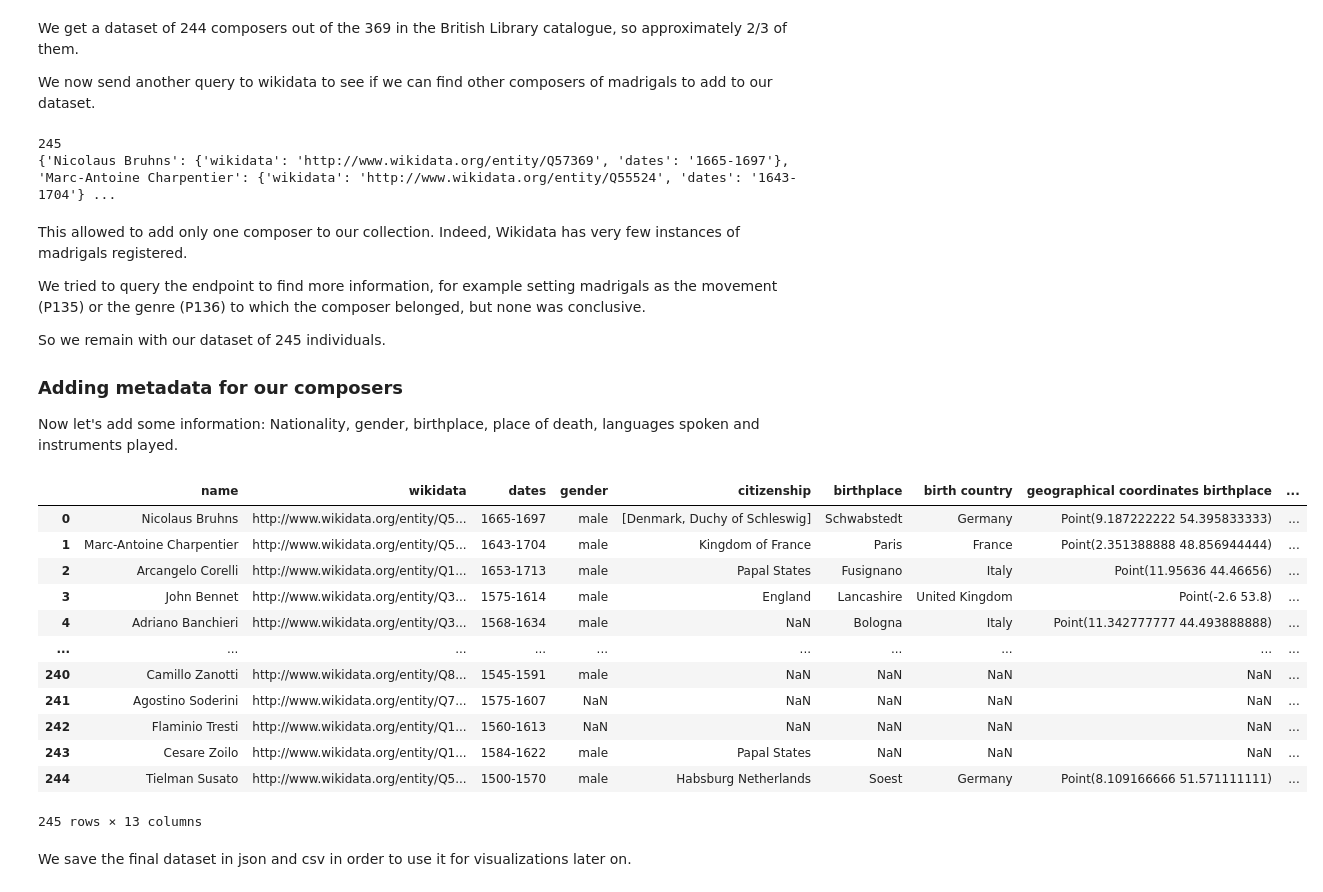
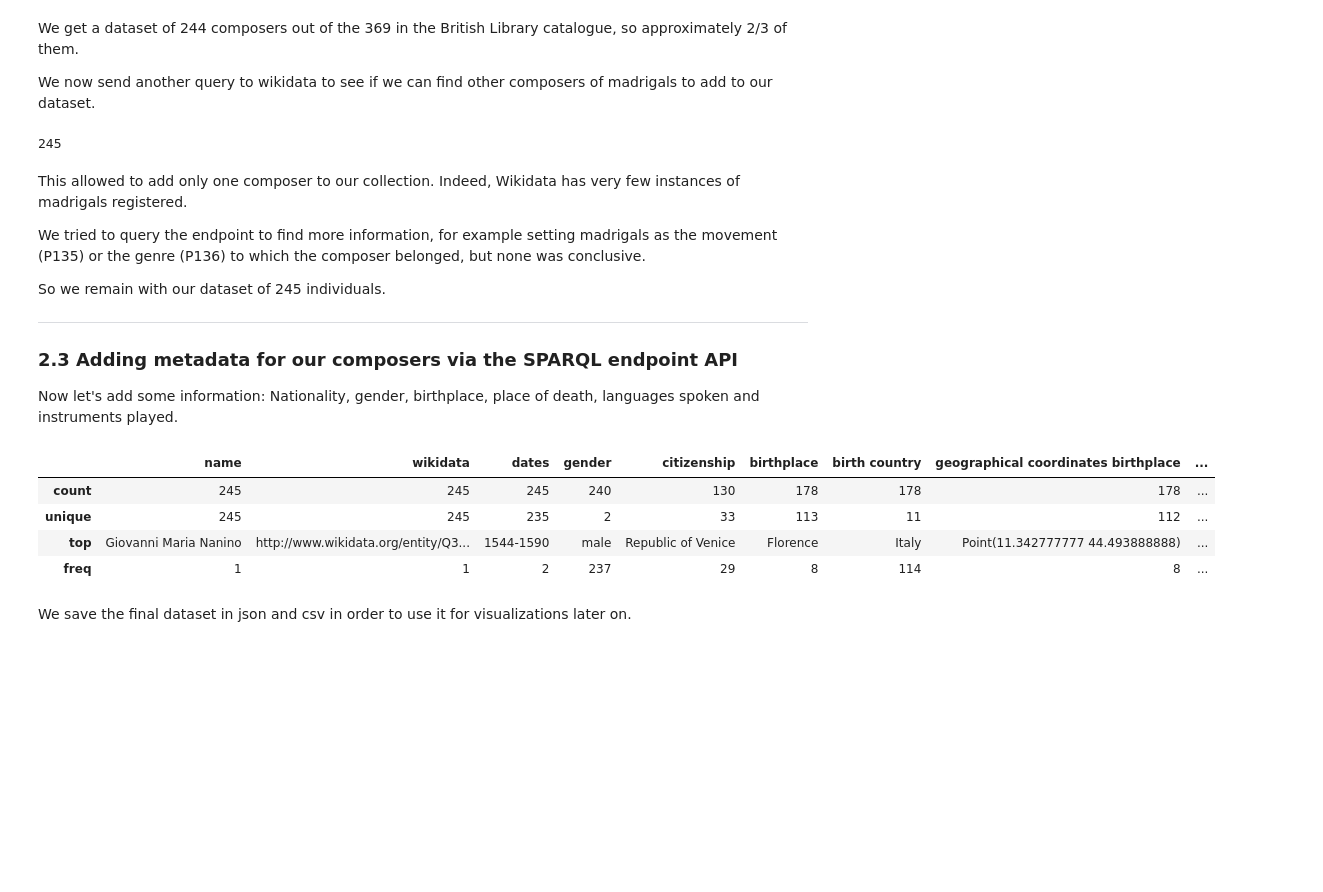
Before and after one commit to Madrigalis/Madrigalis.github.io, a Jupyter notebook: Madrigals.ipynb, the cells around one changed output. Drawn from its saved outputs; the diff is of its cells as text; code cells hidden in the pictures; blank space fills up the shorter version.

```diff
--- a/Madrigals.ipynb
+++ b/Madrigals.ipynb
@@ -223,20 +289,19 @@ for result in results["results"]["bindings"]:
                                                               "dates":birthdate[0]+"-"+deathdate[0]}
 
 
-#printing the length of the dictionary and the dictionary itself
+#printing the length of the dictionary
 print(len(dict_composers_wd))
-print(dict_composers_wd)
 # %% [output]
 245
-{'Nicolaus Bruhns': {'wikidata': 'http://www.wikidata.org/entity/Q57369', 'dates': '1665-1697'}, 'Marc-Antoine Charpentier': {'wikidata': 'http://www.wikidata.org/entity/Q55524', 'dates': '1643-1704'} ...
 # %% [markdown]
 This allowed to add only one composer to our collection. Indeed, Wikidata has very few instances of madrigals registered.
 
 We tried to query the endpoint to find more information, for example setting madrigals as the movement (P135) or the genre (P136) to which the composer belonged, but none was conclusive.
 
 So we remain with our dataset of 245 individuals.
+<hr>
 
-### Adding metadata for our composers
+### 2.3 Adding metadata for our composers via the SPARQL endpoint API
 Now let's add some information: Nationality, gender, birthplace, place of death, languages spoken and instruments played.
 # %%
 #creating a dictionary for mapping the output of wikidata with the future columns of the dataframe
@@ -287,24 +352,17 @@ for composer in dict_composers_wd:
                 else:
                     dict_composers_wd[composer][labels[label]] = result[label]["value"]
 # %%
+#create a dataframe from the dictionary obtained
 df_composers = pd.DataFrame.from_dict(dict_composers_wd, orient="index")
 df_composers.reset_index(inplace=True)
 df_composers = df_composers.rename(columns = {'index':'name'})
-df_composers
+df_composers.describe()
 # %% [output]
 |  | name | wikidata | dates | gender | citizenship | birthplace | birth country | geographical coordinates birthplace | ... |
-| 0 | Nicolaus Bruhns | http://www.wikidata.org/entity/Q5... | 1665-1697 | male | [Denmark, Duchy of Schleswig] | Schwabstedt | Germany | Point(9.187222222 54.395833333) | ... |
-| 1 | Marc-Antoine Charpentier | http://www.wikidata.org/entity/Q5... | 1643-1704 | male | Kingdom of France | Paris | France | Point(2.351388888 48.856944444) | ... |
-| 2 | Arcangelo Corelli | http://www.wikidata.org/entity/Q1... | 1653-1713 | male | Papal States | Fusignano | Italy | Point(11.95636 44.46656) | ... |
-| 3 | John Bennet | http://www.wikidata.org/entity/Q3... | 1575-1614 | male | England | Lancashire | United Kingdom | Point(-2.6 53.8) | ... |
-| 4 | Adriano Banchieri | http://www.wikidata.org/entity/Q3... | 1568-1634 | male | NaN | Bologna | Italy | Point(11.342777777 44.493888888) | ... |
-| ... | ... | ... | ... | ... | ... | ... | ... | ... | ... |
-| 240 | Camillo Zanotti | http://www.wikidata.org/entity/Q8... | 1545-1591 | male | NaN | NaN | NaN | NaN | ... |
-| 241 | Agostino Soderini | http://www.wikidata.org/entity/Q7... | 1575-1607 | NaN | NaN | NaN | NaN | NaN | ... |
-| 242 | Flaminio Tresti | http://www.wikidata.org/entity/Q1... | 1560-1613 | NaN | NaN | NaN | NaN | NaN | ... |
-| 243 | Cesare Zoilo | http://www.wikidata.org/entity/Q1... | 1584-1622 | male | Papal States | NaN | NaN | NaN | ... |
-| 244 | Tielman Susato | http://www.wikidata.org/entity/Q5... | 1500-1570 | male | Habsburg Netherlands | Soest | Germany | Point(8.109166666 51.571111111) | ... |
+| count | 245 | 245 | 245 | 240 | 130 | 178 | 178 | 178 | ... |
+| unique | 245 | 245 | 235 | 2 | 33 | 113 | 11 | 112 | ... |
+| top | Giovanni Maria Nanino | http://www.wikidata.org/entity/Q3... | 1544-1590 | male | Republic of Venice | Florence | Italy | Point(11.342777777 44.493888888) | ... |
+| freq | 1 | 1 | 2 | 237 | 29 | 8 | 114 | 8 | ... |
-245 rows × 13 columns
 # %% [markdown]
 We save the final dataset in json and csv in order to use it for visualizations later on.
 # %%
```
Also changed, not shown: parts of 48 cells of this notebook.
